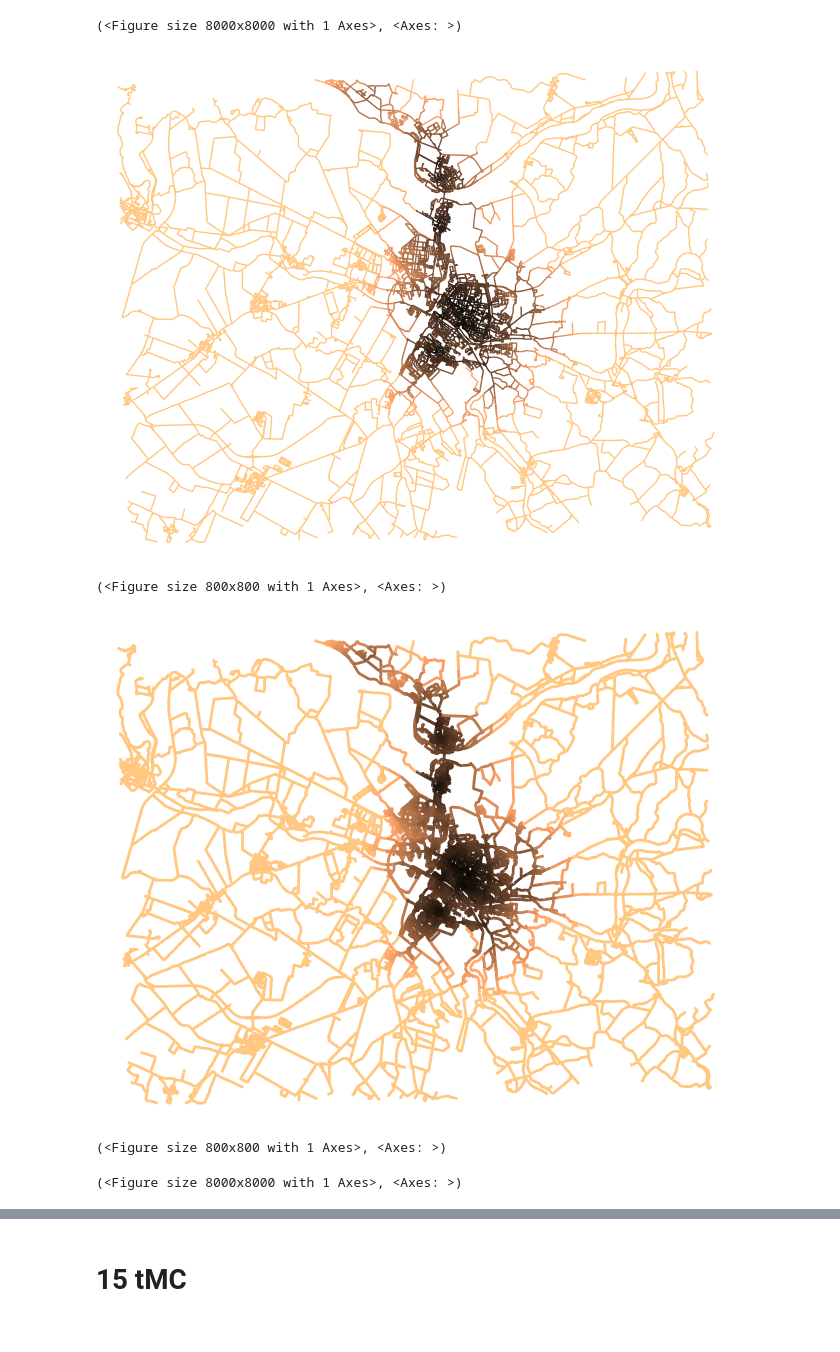
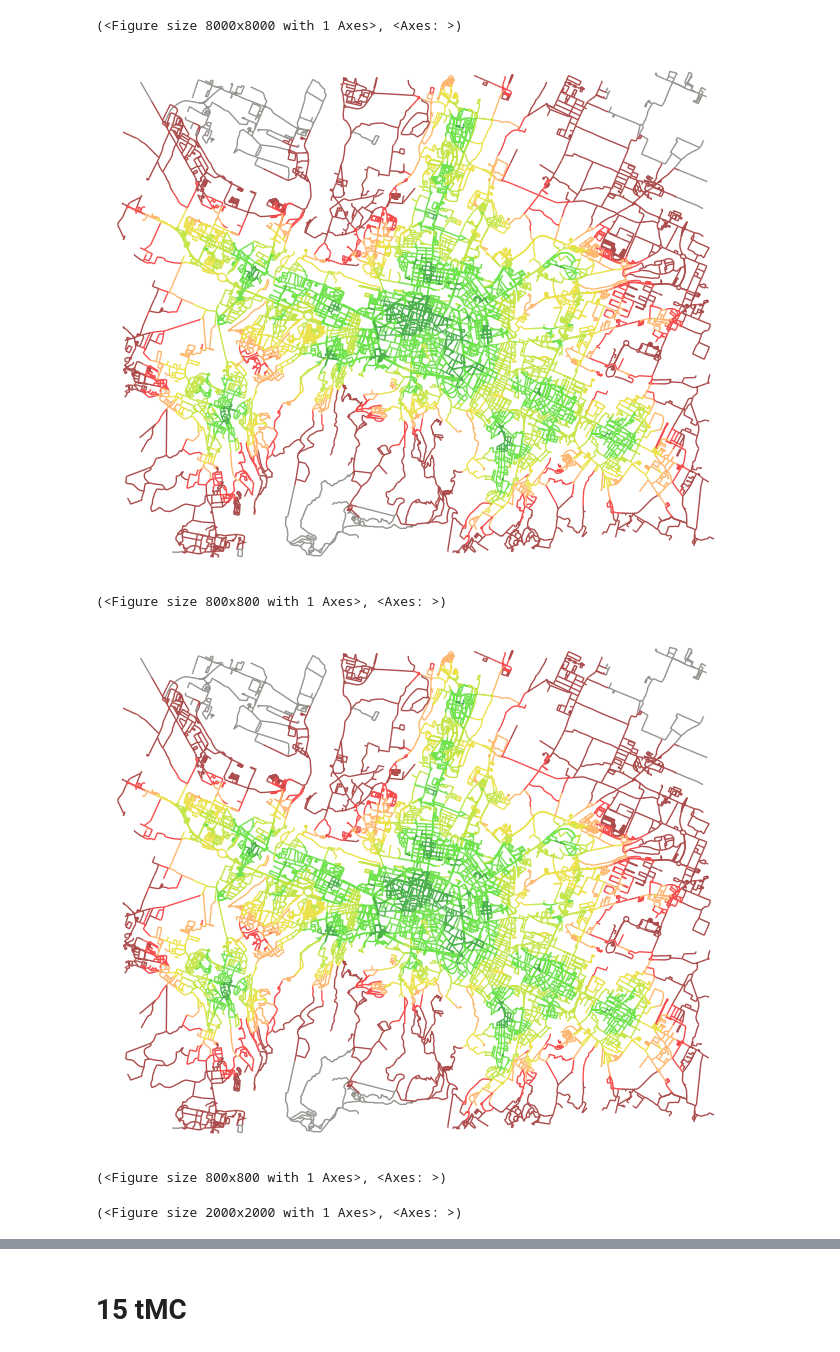
Before and after one commit to marcohoucheng/Algorithmic-Approach-to-15-Minute-City, a Jupyter notebook: test cases/graph_extract_Bologna.ipynb, the cells around one changed output, grey strips where cells are left out. Drawn from its saved outputs; the diff is of its cells as text; code cells hidden in the pictures.

```diff
--- a/test cases/graph_extract_Bologna.ipynb
+++ b/test cases/graph_extract_Bologna.ipynb
@@ -323,16 +318,18 @@ ox.plot_graph(graph, bgcolor='w', node_size=0, edge_color=edge_c2, edge_linewidt
 (<Figure size 8000x8000 with 1 Axes>, <Axes: >)
 # %% [markdown]
 # 1-60 MC
+# %%
+times = [5, 10, 15, 20, 25, 30, 60]
 # %%
-max_threshold = 60
+max_threshold = len(times)
 MC = [set(graph.nodes())] * max_threshold
 for i in range(max_threshold):
     for idx, service_type in enumerate(unique_services):
         new_node_id = max(graph.nodes) + idx + 1
         graph.add_node(new_node_id) # create new node
         graph.add_weighted_edges_from([(new_node_id, node, 0) for node in service_nodes[service_type]])
-        FMC_tmp = custom_dijkstra(graph, new_node_id, i+1)
+        FMC_tmp = custom_dijkstra(graph, new_node_id, times[i])
         graph.remove_node(new_node_id)
         MC[i] = MC[i].intersection(FMC_tmp)
-    print(f'There are {len(MC[i])} nodes in the {i+1} MC')
+    print(f'There are {len(MC[i])} nodes in the {times[i]} MC')
 # %% [output]
@@ -390,4 +377,7 @@ def find_key_of_value(d, number):
         if number in values:
             return key
     return max(d.keys()) + 1
+# %%
+colours = [(75,178,75), (110,227,75),(197,230,75),(235,226,75),(254,182,110),(246,76,76),(172,76,76),(149,148,144)]
+colours = [(c[0]/255, c[1]/255, c[2]/255) for c in colours]
 # %%
@@ -400,15 +390,15 @@ for i, (u, v) in enumerate(graph.edges()):
 # %%
 ox.plot_graph(graph, bgcolor='w', node_size=0, edge_color=edge_cs, edge_linewidth=1, edge_alpha=1)
 # %% [output]
-[figure, old version]
+[figure, new version]
 (<Figure size 800x800 with 1 Axes>, <Axes: >)
 # %%
-ox.plot_graph(graph, bgcoloTr='w', node_size=0, edge_color=edge_cs, edge_linewidth=2, edge_alpha=1)
+ox.plot_graph(graph, bgcolor='w', node_size=0, edge_color=edge_cs, edge_linewidth=1, edge_alpha=1)
 # %% [output]
-[figure, old version]
+[figure, new version]
 (<Figure size 800x800 with 1 Axes>, <Axes: >)
 # %%
-ox.plot_graph(graph, bgcolor='w', node_size=0, edge_color=edge_cs, edge_linewidth=1, edge_alpha=1, figsize=(80,80), dpi=500, save=True, filepath=os.path.join('./images', city.split(', ')[0] + '_30tMC.png'), show=False, close=True)
+ox.plot_graph(graph, bgcolor='w', node_size=0, edge_color=edge_cs, edge_linewidth=1, edge_alpha=1, figsize=(20,20), dpi=500, save=True, filepath=os.path.join('./images', city.split(', ')[0] + '_30tMC.png'), show=False, close=True)
 # %% [output]
-(<Figure size 8000x8000 with 1 Axes>, <Axes: >)
+(<Figure size 2000x2000 with 1 Axes>, <Axes: >)
 # %%
```
Also changed, not shown: parts of 7 cells of this notebook, 3 other files.
